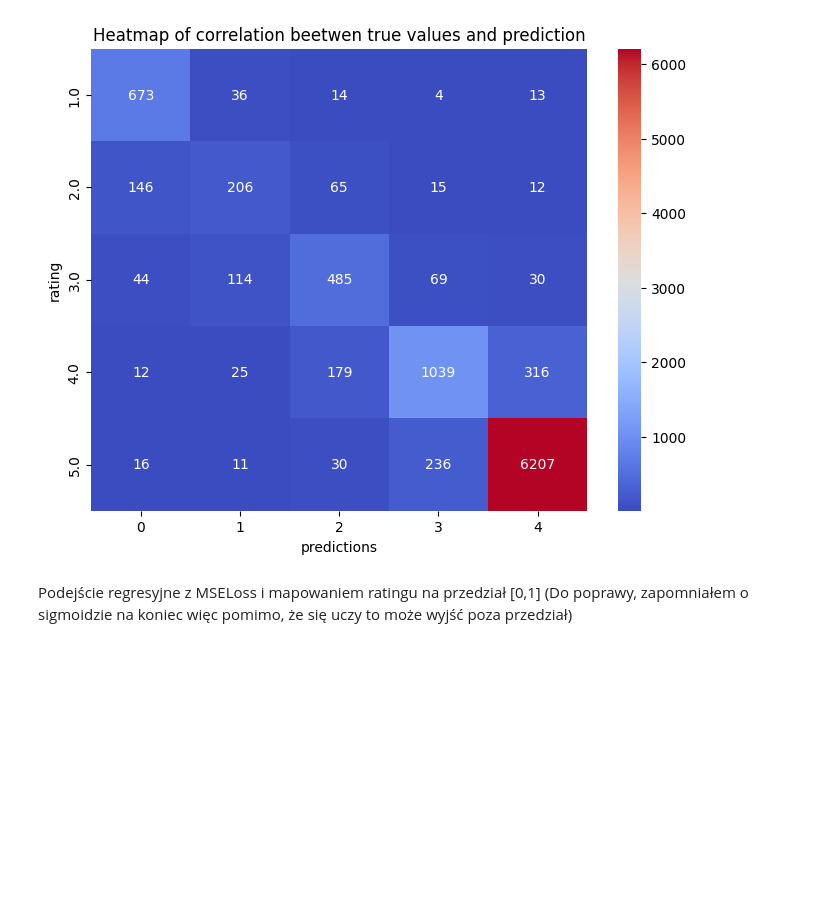
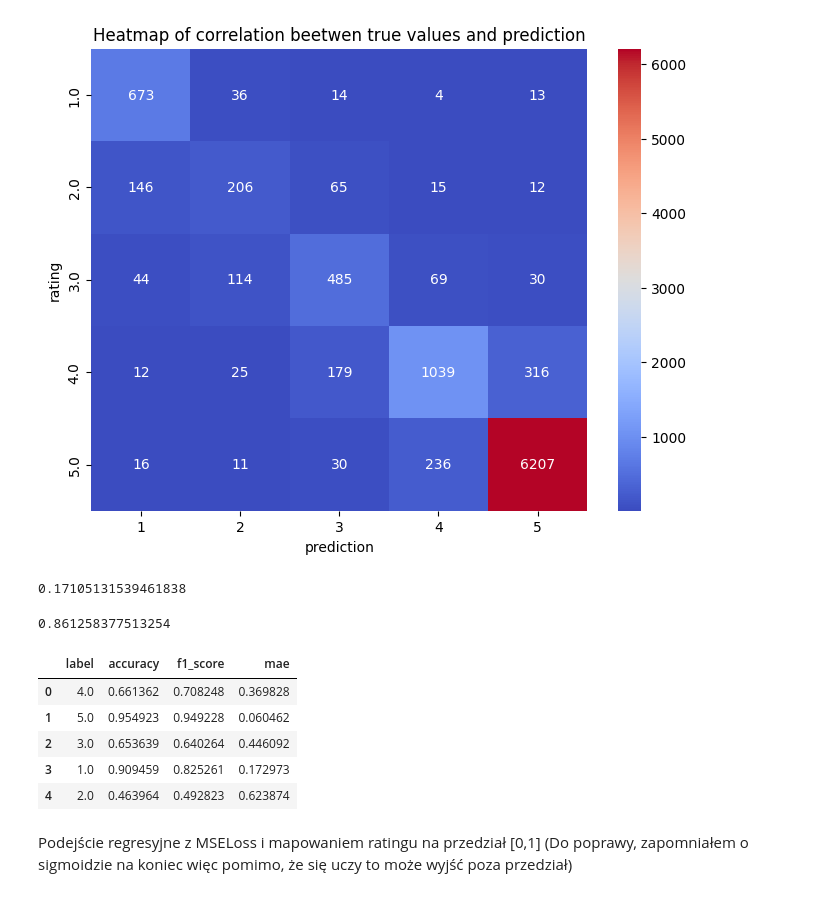
Before and after one commit to m24jeczen/Diploma-Project-Sentiment-analysis-based-on-products-reviews, a Jupyter notebook: Demo.ipynb, the cells around one changed output. Cells and saved outputs as stored; diff of their text form; code cells hidden in the pictures; blank space fills up the shorter version.

Commit message:
Added function with metrics

```diff
--- a/Demo.ipynb
+++ b/Demo.ipynb
@@ -67,10 +67,29 @@ Epoch 3/3, Train Loss: 0.4834, Val Loss: 0.8128, Val Accuracy: 0.7034
 No improvement for 2 epochs. Patience: 3
 # %%
 from codes.deep_learning.rating_analysis import heatmap
-data["predictions"]=predict_on_tuned_model(data,r".\models\classification\video_games_test")
-heatmap(data,"rating","predictions")
+data["prediction"]=predict_on_tuned_model(data,r".\models\classification\video_games_test")+1
+heatmap(data,"rating","prediction")
 # %% [output]
 [figure]
+# %%
+from codes.deep_learning.rating_analysis import calculate_metrics
+results = calculate_metrics(data, "rating", "prediction")
+results["MAE"]
+# %% [output]
+0.17105131539461838
+# %%
+results["Average Accuracy"]
+# %% [output]
+0.861258377513254
+# %%
+results['Metrics Per Label']
+# %% [output]
+|  | label | accuracy | f1_score | mae |
+| 0 | 4.0 | 0.661362 | 0.708248 | 0.369828 |
+| 1 | 5.0 | 0.954923 | 0.949228 | 0.060462 |
+| 2 | 3.0 | 0.653639 | 0.640264 | 0.446092 |
+| 3 | 1.0 | 0.909459 | 0.825261 | 0.172973 |
+| 4 | 2.0 | 0.463964 | 0.492823 | 0.623874 |
 # %% [markdown]
 Podejście regresyjne z MSELoss i mapowaniem ratingu na przedział [0,1] (Do poprawy, zapomniałem o sigmoidzie na koniec więc pomimo, że się uczy to może wyjść poza przedział)
 # %%
```
Also changed, not shown: 1 other file.
